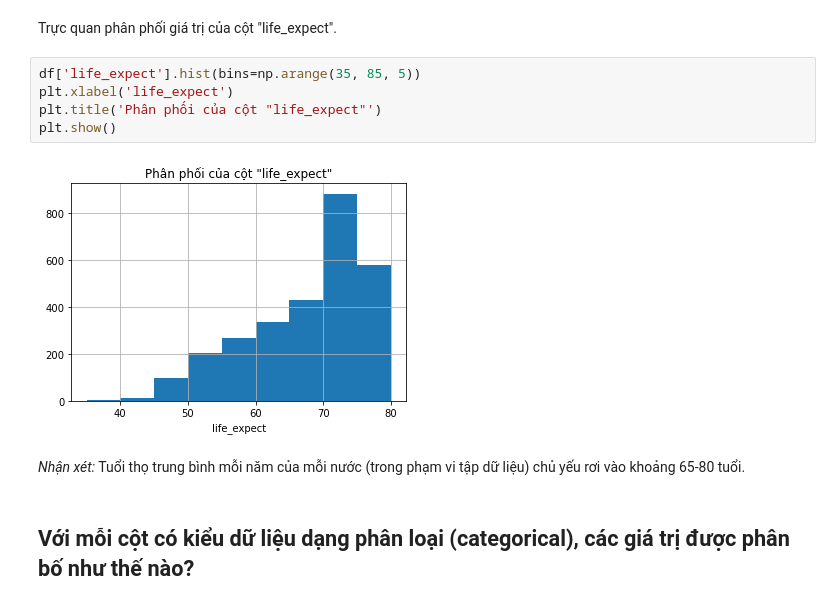
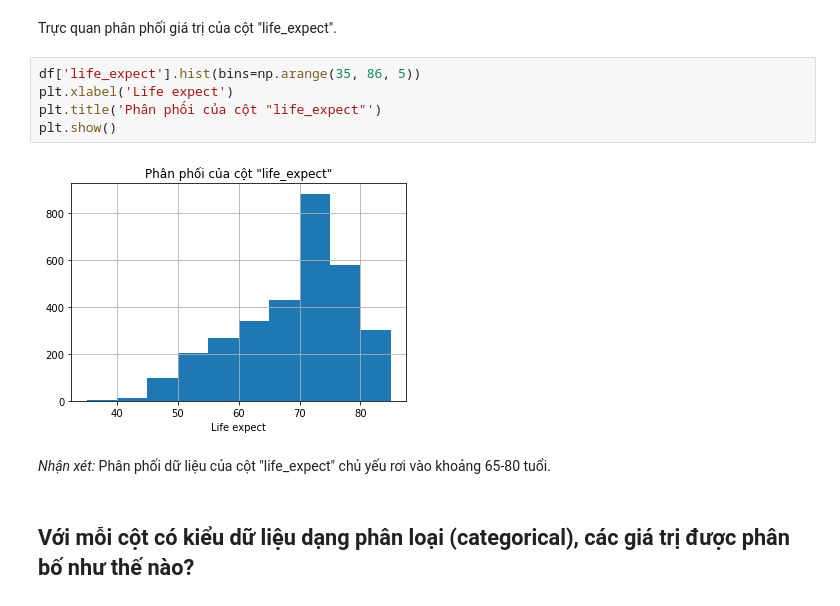
Before and after one commit to dhptrung/P4DS-FinalProject, a Jupyter notebook: P4DS-FinalProject.ipynb, the cells around one changed output. Drawn from its saved outputs; the diff is of its cells as text.

```diff
--- a/P4DS-FinalProject.ipynb
+++ b/P4DS-FinalProject.ipynb
@@ -202,14 +226,14 @@ Name: year, dtype: int64
 # %% [markdown]
 Trực quan phân phối giá trị của cột "life_expect".
 # %%
-df['life_expect'].hist(bins=np.arange(35, 85, 5))
-plt.xlabel('life_expect')
+df['life_expect'].hist(bins=np.arange(35, 86, 5))
+plt.xlabel('Life expect')
 plt.title('Phân phối của cột "life_expect"')
 plt.show()
 # %% [output]
-[figure, old version]
+[figure, new version]
 # %% [markdown]
-*Nhận xét:* Tuổi thọ trung bình mỗi năm của mỗi nước (trong phạm vi tập dữ liệu) chủ yếu rơi vào khoảng 65-80 tuổi.
+*Nhận xét:* Phân phối dữ liệu của cột "life_expect" chủ yếu rơi vào khoảng 65-80 tuổi.
 # %% [markdown]
 ## Với mỗi cột có kiểu dữ liệu dạng phân loại (categorical), các giá trị được phân bố như thế nào?
 # %% [markdown]
```
Also changed, not shown: parts of 21 cells of this notebook.
